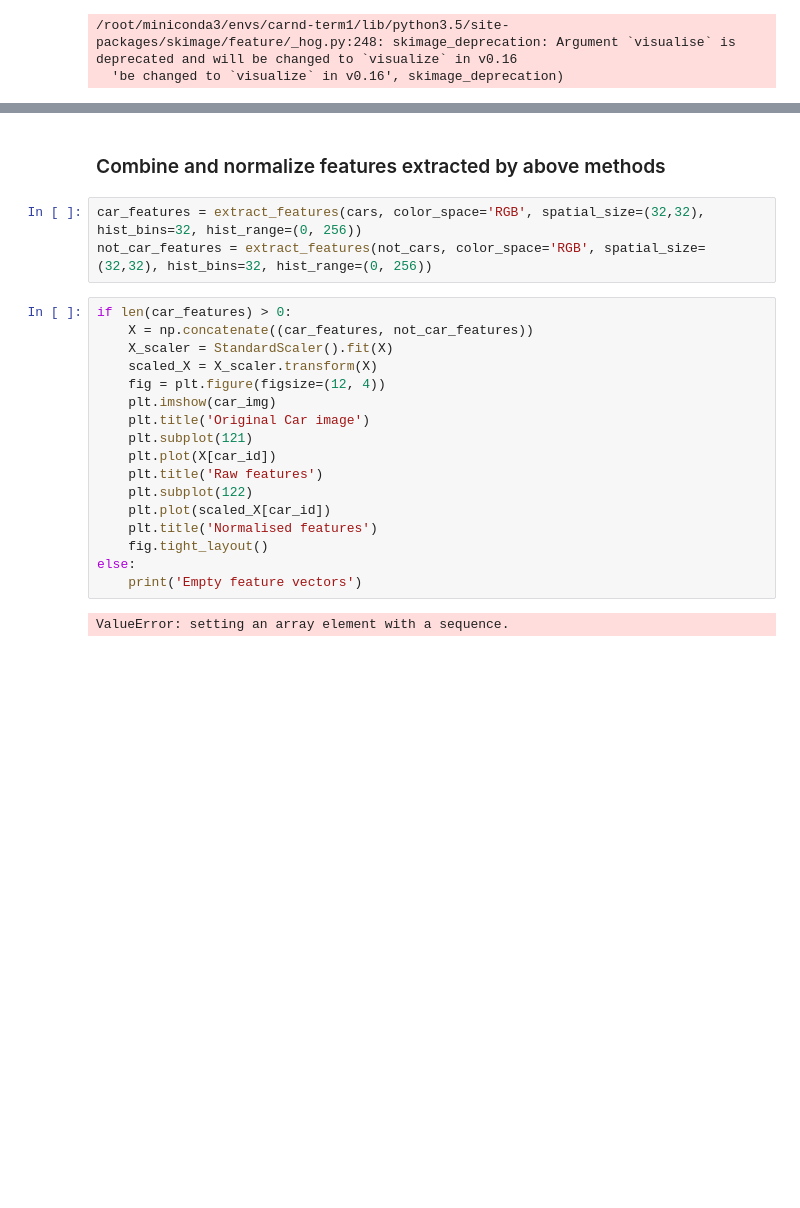
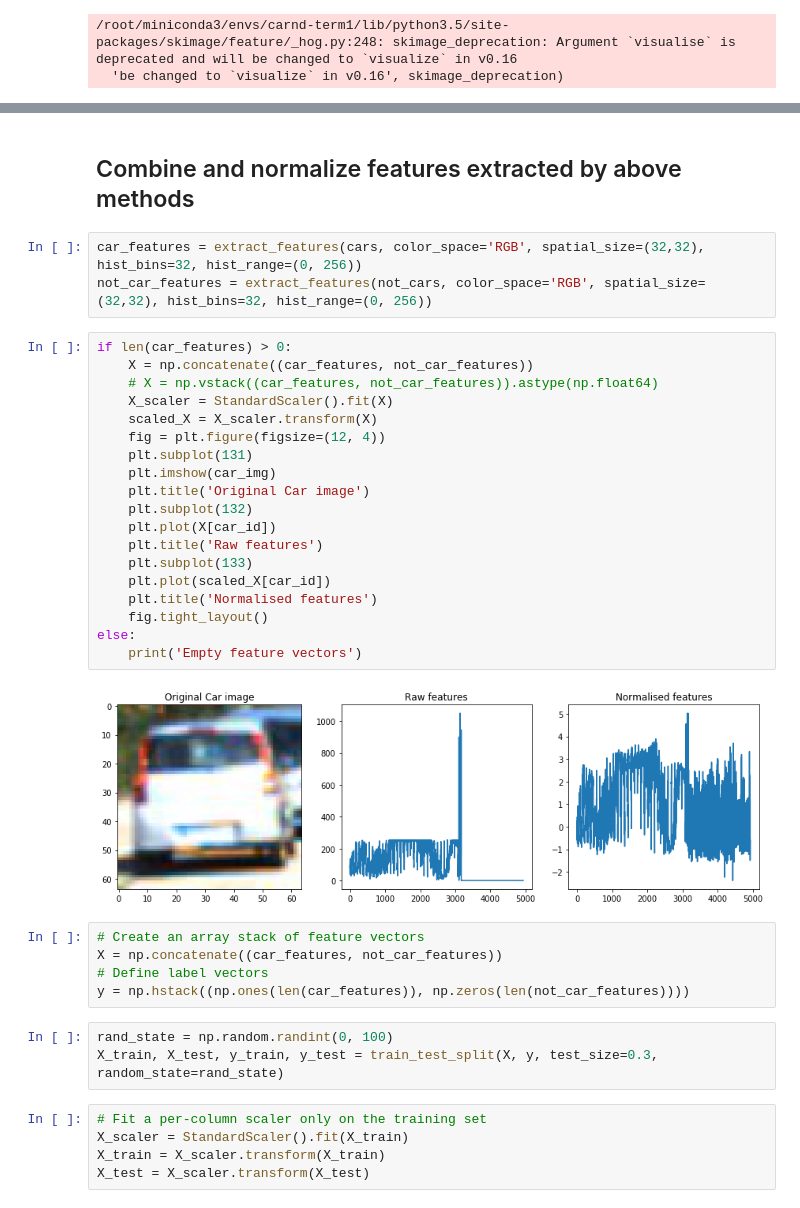
Before and after one commit to Akitsuyoshi/CarND-Vehicle-Detection, a Jupyter notebook: detector.ipynb, the cells around one changed output, grey strips where cells are left out. Cells and saved outputs as stored; diff of their text form; blank space fills up the shorter version.

```diff
--- a/detector.ipynb
+++ b/detector.ipynb
@@ -109,24 +110,39 @@ plot_images([car_img, hog_img], ['Car image', 'HOG car image'])
 # %% [markdown]
-### Combine and normalize features extracted by above methods
+## Combine and normalize features extracted by above methods
 # %%
 car_features = extract_features(cars, color_space='RGB', spatial_size=(32,32), hist_bins=32, hist_range=(0, 256))
 not_car_features = extract_features(not_cars, color_space='RGB', spatial_size=(32,32), hist_bins=32, hist_range=(0, 256))
 # %%
 if len(car_features) > 0:
     X = np.concatenate((car_features, not_car_features))
+    # X = np.vstack((car_features, not_car_features)).astype(np.float64)
     X_scaler = StandardScaler().fit(X)
     scaled_X = X_scaler.transform(X)
     fig = plt.figure(figsize=(12, 4))
+    plt.subplot(131)
     plt.imshow(car_img)
     plt.title('Original Car image')
-    plt.subplot(121)
+    plt.subplot(132)
     plt.plot(X[car_id])
     plt.title('Raw features')
-    plt.subplot(122)
+    plt.subplot(133)
     plt.plot(scaled_X[car_id])
     plt.title('Normalised features')
     fig.tight_layout()
 else:
     print('Empty feature vectors')
 # %% [output]
-ValueError: setting an array element with a sequence.
+[figure, added]
+# %%
+# Create an array stack of feature vectors
+X = np.concatenate((car_features, not_car_features))
+# Define label vectors
+y = np.hstack((np.ones(len(car_features)), np.zeros(len(not_car_features))))
+# %%
+rand_state = np.random.randint(0, 100)
+X_train, X_test, y_train, y_test = train_test_split(X, y, test_size=0.3, random_state=rand_state)
+# %%
+# Fit a per-column scaler only on the training set
+X_scaler = StandardScaler().fit(X_train)
+X_train = X_scaler.transform(X_train)
+X_test = X_scaler.transform(X_test)
```
Also changed, not shown: parts of 11 cells of this notebook, 1 other file.
